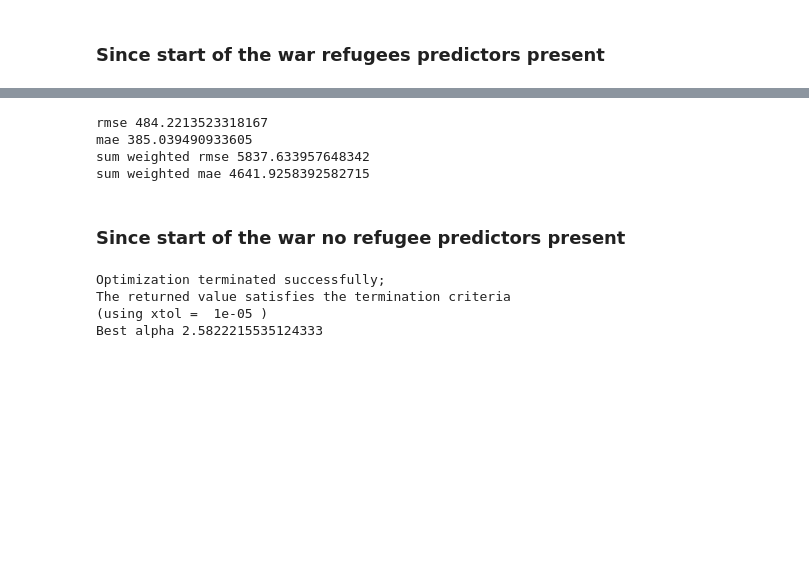
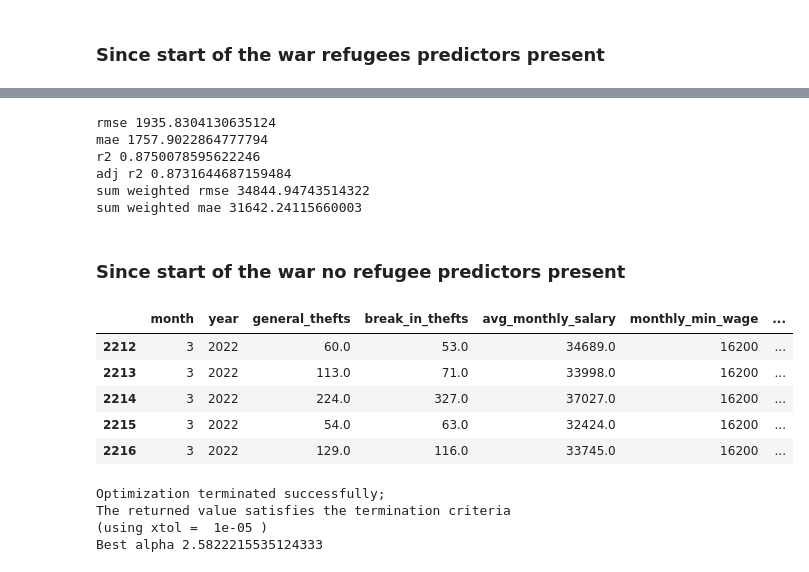
Before and after one commit to DianaKorladinova/SAN_Unemployment_Refugees, a Jupyter notebook: models/models.ipynb, the cells around one changed output, grey strips where cells are left out. Cells and saved outputs as stored; diff of their text form; code cells hidden in the pictures; blank space fills up the shorter version.

```diff
--- a/models/models.ipynb
+++ b/models/models.ipynb
@@ -146,13 +171,13 @@ Best alpha 1.2296425808728362
 # %%
-q = 0.95
-exps = np.linspace(0, n_splits-1, num=n_splits)
-weights = np.flip(np.power(q, exps))
+weights = np.ones((n_splits,))
 
-results.append(eval_tscv(tscv, best_alpha, X, y, weights, verbose=False))
+results.append(eval_tscv(tscv, best_alpha, X, y, weights, Lasso(), verbose=False))
 # %% [output]
-rmse 484.2213523318167
-mae 385.039490933605
-sum weighted rmse 5837.633957648342
-sum weighted mae 4641.9258392582715
+rmse 1935.8304130635124
+mae 1757.9022864777794
+r2 0.8750078595622246
+adj r2 0.8731644687159484
+sum weighted rmse 34844.94743514322
+sum weighted mae 31642.24115660003
 # %% [markdown]
 ### Since start of the war no refugee predictors present
@@ -166,3 +184,14 @@ df_war_no_refugees = war_df.drop(columns=drop_cols)
+# %%
+df_war_no_refugees = war_df.drop(columns=drop_cols_no_refugees)
+
+df_war_no_refugees.head()
+# %% [output]
+|  | month | year | general_thefts | break_in_thefts | avg_monthly_salary | monthly_min_wage | ... |
+| 2212 | 3 | 2022 | 60.0 | 53.0 | 34689.0 | 16200 | ... |
+| 2213 | 3 | 2022 | 113.0 | 71.0 | 33998.0 | 16200 | ... |
+| 2214 | 3 | 2022 | 224.0 | 327.0 | 37027.0 | 16200 | ... |
+| 2215 | 3 | 2022 | 54.0 | 63.0 | 32424.0 | 16200 | ... |
+| 2216 | 3 | 2022 | 129.0 | 116.0 | 33745.0 | 16200 | ... |
 # %%
 n_kraje = 14
 n_splits = int(len(war_df)/n_kraje - 1)
```
Also changed, not shown: parts of 28 cells of this notebook.
